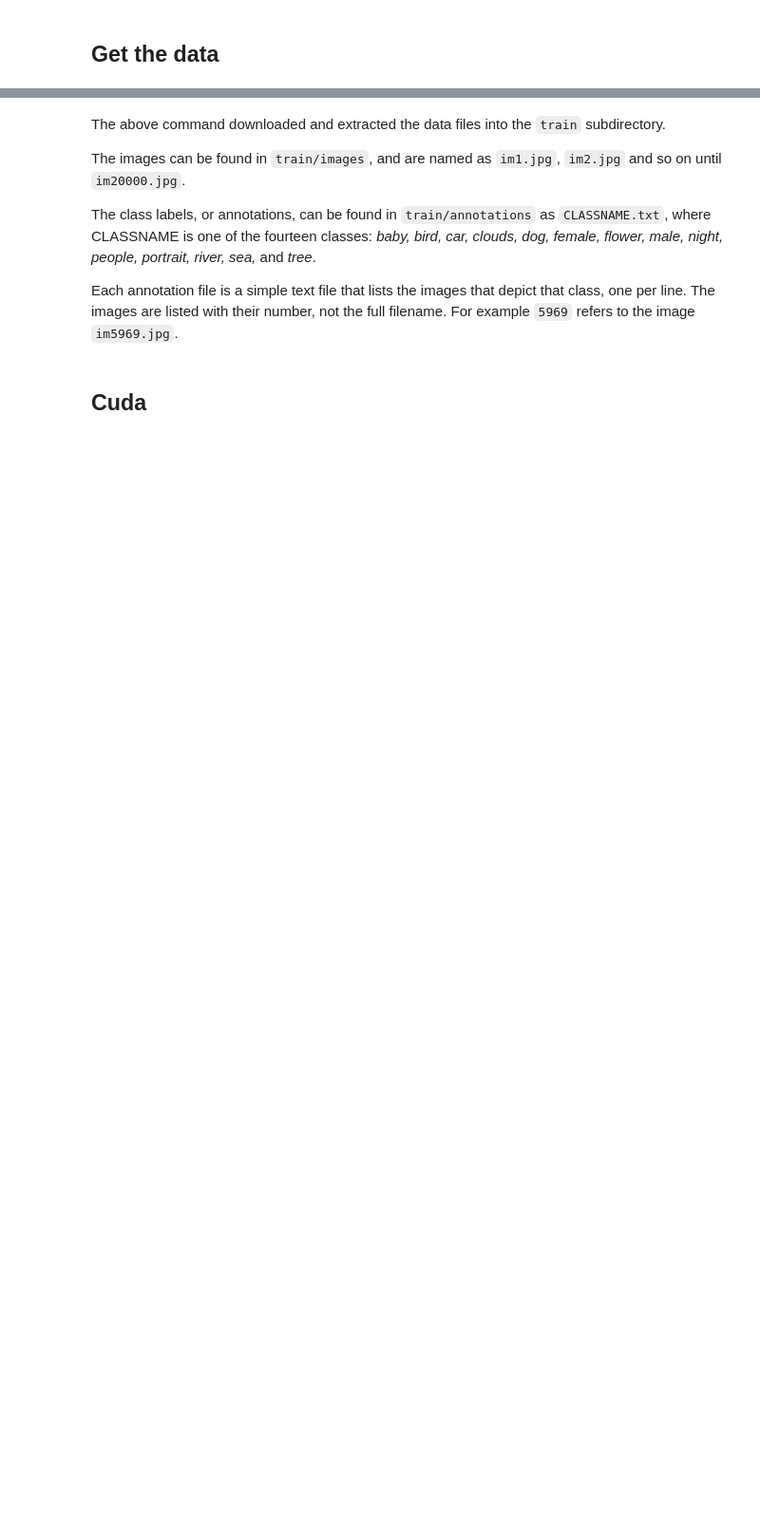
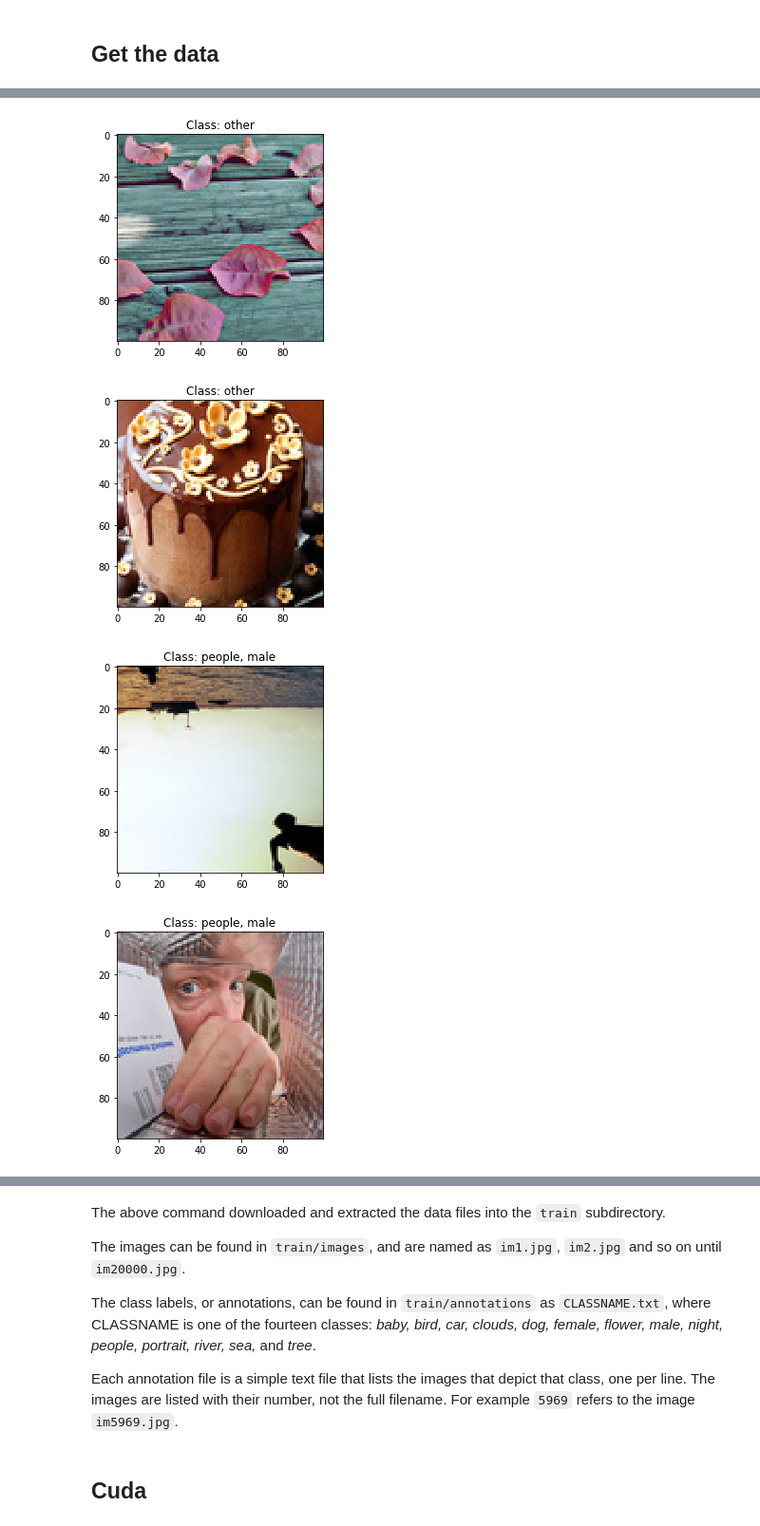
Before and after one commit to Maiykol/helsinki_dl_project, a Jupyter notebook: image_project.ipynb, the cells around one changed output, grey strips where cells are left out. Shown at 95% size. Saved outputs shown, nothing was run; the diff lists cells and outputs as text; code cells hidden in the pictures; blank space fills up the shorter version.

```diff
--- a/image_project.ipynb
+++ b/image_project.ipynb
@@ -150,3 +172,21 @@ def get_written_label(hot_encoded_label):
         if e:
             labels.append(custom_dataset.categories[i])
     return ', '.join(labels)
+# %%
+# print random images with labels
+
+for i in range(1,11):
+    # merge color dimensions
+    image, label = custom_dataset.__getitem__(i)
+    r, g, b = image
+    image = np.dstack((r,g,b))
+    plt.imshow(image)
+    plt.title('Class: '+str(get_written_label(label)))
+    plt.show()
+    if i == n-1:
+        break
+# %% [output]
+[figure, added]
+[figure, added]
+[figure, added]
+[figure, added]
```
Also changed, not shown: parts of 16 cells of this notebook.
